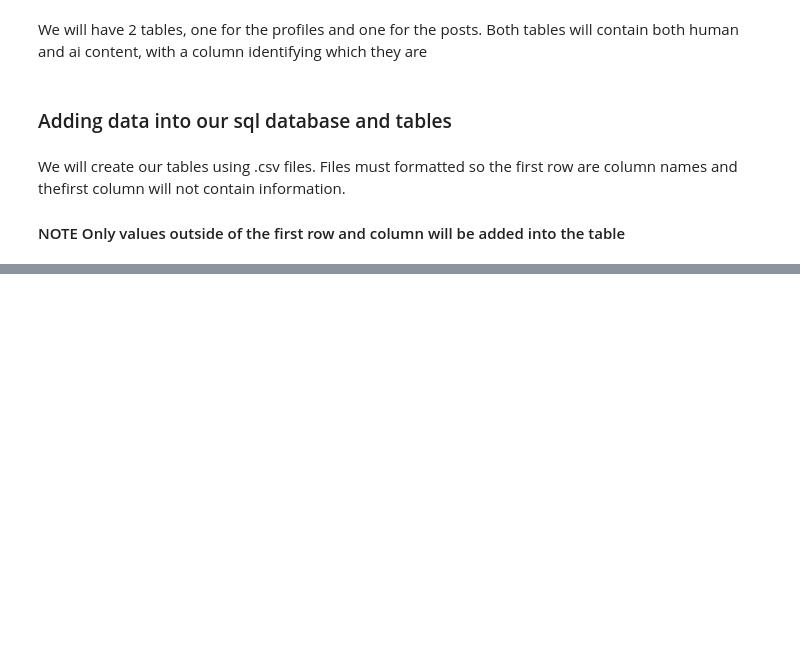
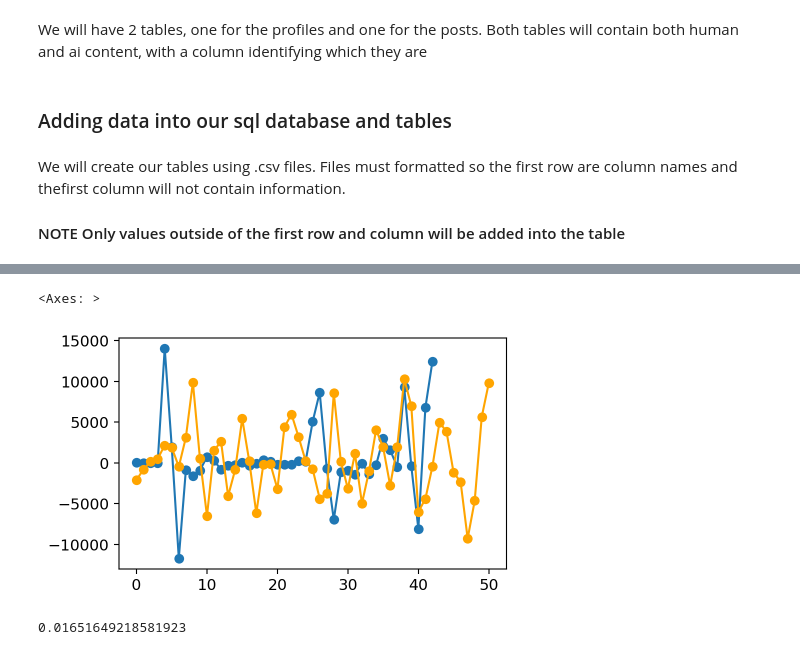
Before and after one commit to sidvenkatayogi/APResearch_Instagram, a Jupyter notebook: method.ipynb, the cells around one changed output, grey strips where cells are left out. Drawn from its saved outputs; the diff is of its cells as text; code cells hidden in the pictures; blank space fills up the shorter version.

```diff
--- a/method.ipynb
+++ b/method.ipynb
@@ -119,0 +218,17 @@ add_to_tables("AIA.csv", False) # add AI profiles and posts into tables
+# %%
+f = avg_likes[avg_likes["is_human"] == 0].reset_index()
+dfdx = np.gradient(f["num_likes"], f.index)
+# dfdx
+pd.Series(dfdx).plot(kind='line', marker='o', figsize=(5, 3))
+
+f2 = avg_likes[avg_likes["is_human"] == 1].reset_index()
+df2dx = np.gradient(f2["num_likes"], f2.index)
+# dfdx
+pd.Series(df2dx).plot(kind='line', marker='o', figsize=(5, 3), color='orange')
+# %% [output]
+<Axes: >
+[figure, added]
+# %%
+pd.Series(df2dx).corr(pd.Series(dfdx))
+# %% [output]
+0.01651649218581923
```
Also changed, not shown: parts of 51 cells of this notebook, 3 other files.
